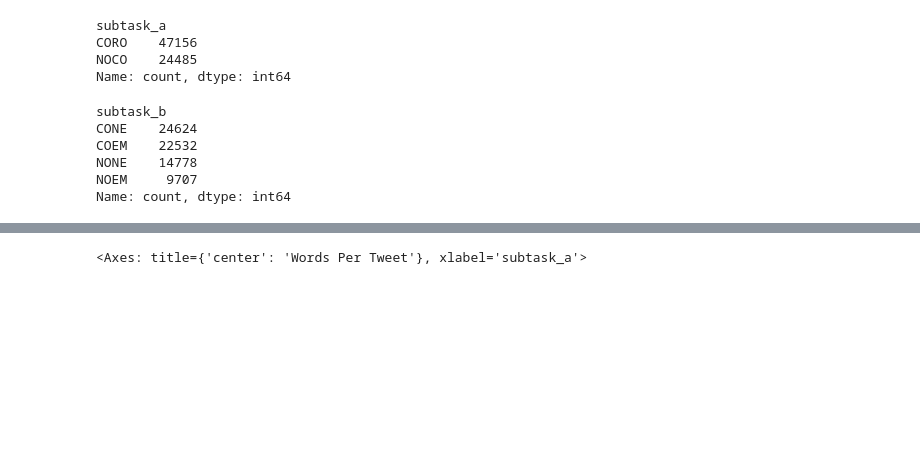
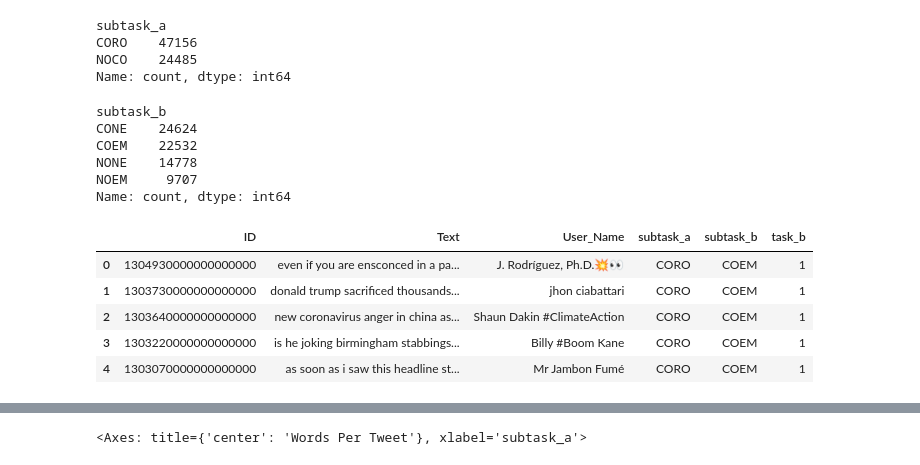
Before and after one commit to vikranth2711/trying, a Jupyter notebook: hackathon.ipynb, the cells around one changed output, grey strips where cells are left out. Saved outputs shown, nothing was run; the diff lists cells and outputs as text; code cells hidden in the pictures; blank space fills up the shorter version.

```diff
--- a/hackathon.ipynb
+++ b/hackathon.ipynb
@@ -43,14 +43,21 @@ Name: count, dtype: int64
 # %%
 label_mapping = {
     'CONE': 0,  # Corona-related Non-Emotional
     'COEM': 1,  # Corona-related Emotional
     'NONE': 2,  # Non-Corona Non-Emotional
     'NOEM': 3   # Non-Corona Emotional
 }
 
 df['task_b'] = df['subtask_b'].map(label_mapping)
 
-print(df['subtask_b'].value_counts())
+df.head()
+# %% [output]
+|  | ID | Text | User_Name | subtask_a | subtask_b | task_b |
+| 0 | 1304930000000000000 | even if you are ensconced in a pa... | J. Rodríguez, Ph.D.💥👀 | CORO | COEM | 1 |
+| 1 | 1303730000000000000 | donald trump sacrificed thousands... | jhon ciabattari | CORO | COEM | 1 |
+| 2 | 1303640000000000000 | new coronavirus anger in china as... | Shaun Dakin #ClimateAction | CORO | COEM | 1 |
+| 3 | 1303220000000000000 | is he joking birmingham stabbings... | Billy #Boom Kane | CORO | COEM | 1 |
+| 4 | 1303070000000000000 | as soon as i saw this headline st... | Mr Jambon Fumé | CORO | COEM | 1 |
 # %%
 df['Words Per Tweet'] = df['Text'].str.split().apply(len)
 df.head()
```
Also changed, not shown: parts of 6 cells of this notebook.
